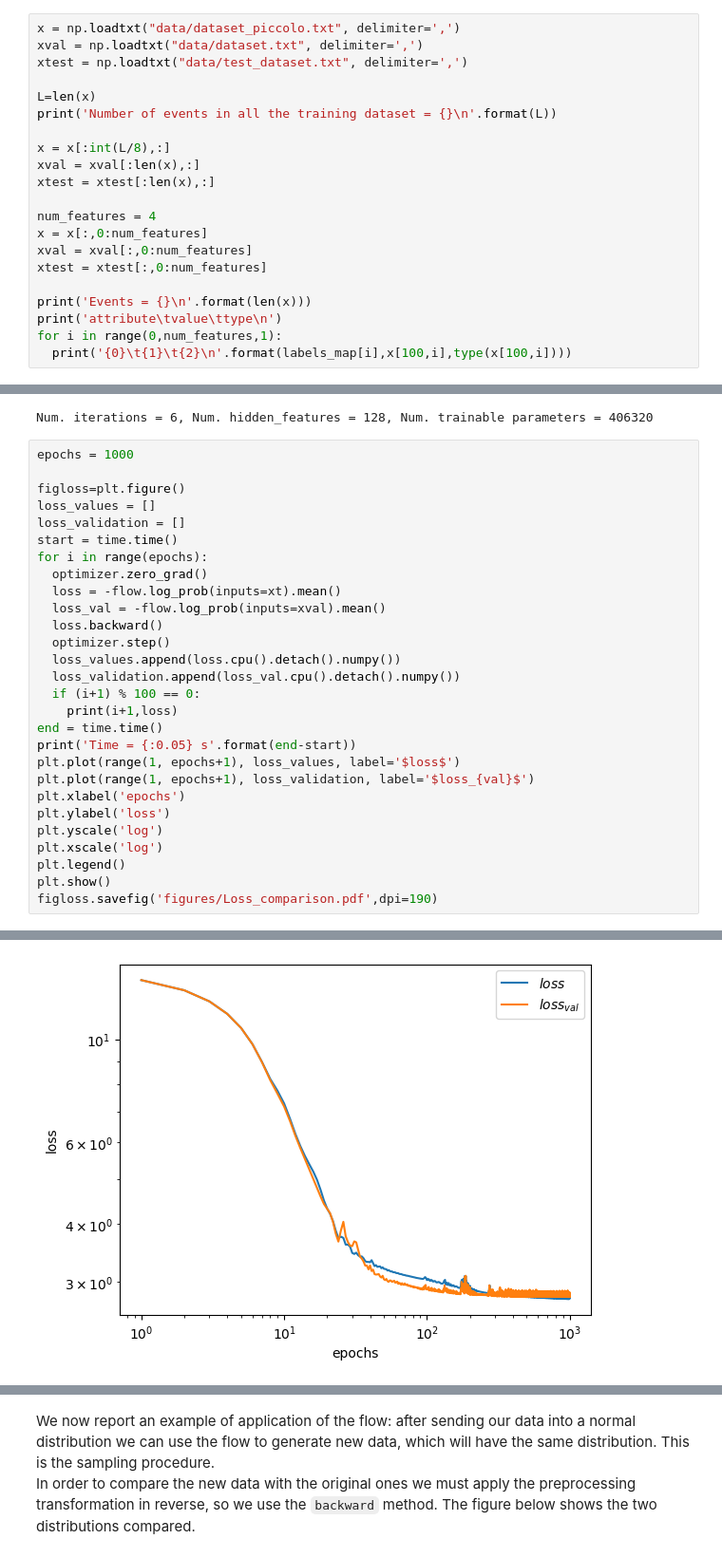
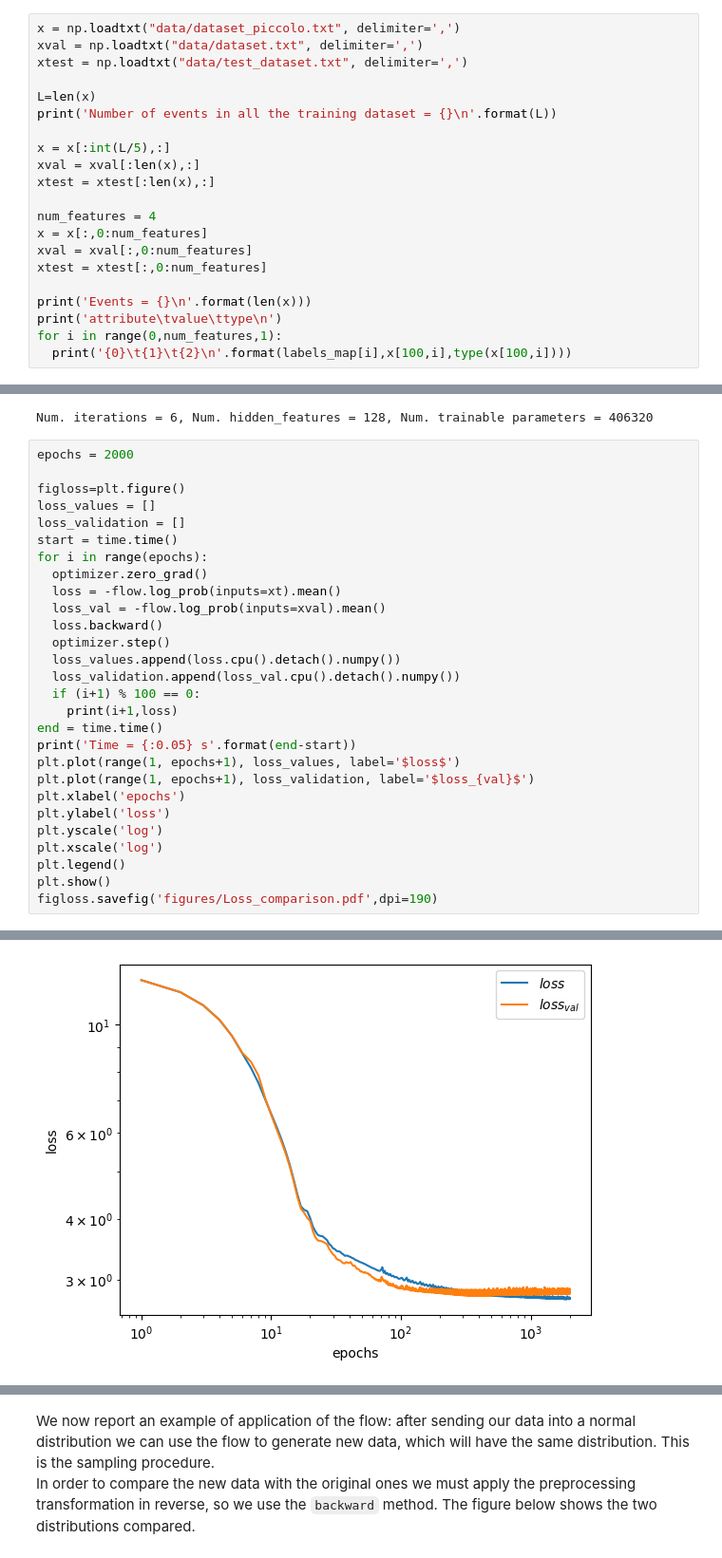
Before and after one commit to igordt/CMEPDA, a Jupyter notebook: originale.ipynb, the cells around one changed output, grey strips where cells are left out. Shown at 95% size. Cells and saved outputs as stored; diff of their text form.

```diff
--- a/originale.ipynb
+++ b/originale.ipynb
@@ -116,7 +116,7 @@ xtest = np.loadtxt("data/test_dataset.txt", delimiter=',')
 L=len(x)
 print('Number of events in all the training dataset = {}\n'.format(L))
 
-x = x[:int(L/8),:]
+x = x[:int(L/5),:]
 xval = xval[:len(x),:]
 xtest = xtest[:len(x),:]
 
@@ -307,7 +307,7 @@ flow, optimizer = model_definer(num_features=num_features, num_iterations=6, hid
 # %% [output]
 Num. iterations = 6, Num. hidden_features = 128, Num. trainable parameters = 406320
 # %%
-epochs = 1000
+epochs = 2000
 
 figloss=plt.figure()
 loss_values = []
@@ -349 +355 @@ Time = 106.06 s
-[figure, old version]
+[figure, new version]
```
Also changed, not shown: parts of 25 cells of this notebook, 1 other file.
